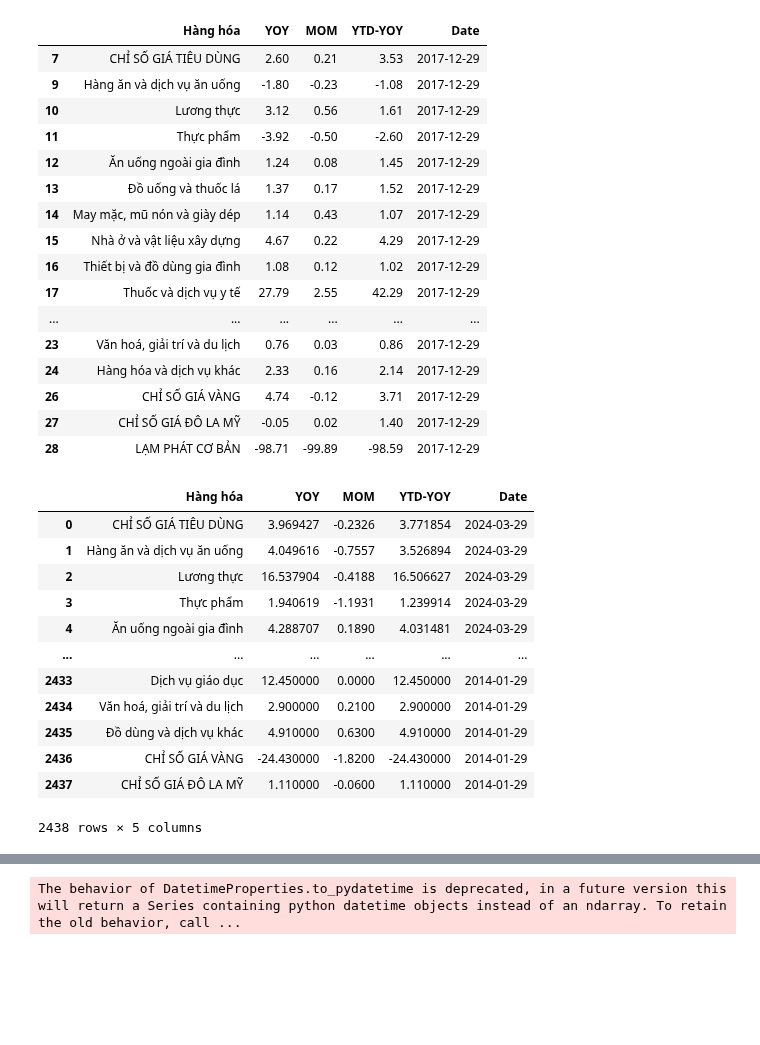
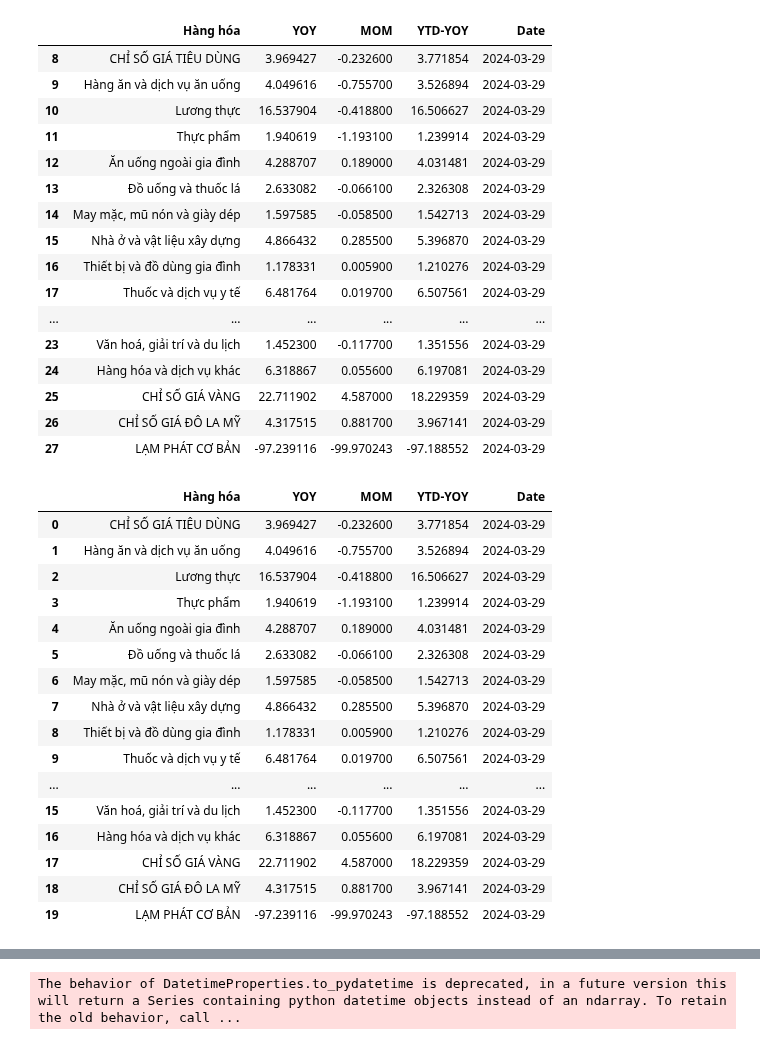
Before and after one commit to hiennguyen9874/vn-macroeconomics, a Jupyter notebook: notebooks/CPI.ipynb, the cells around one changed output, grey strips where cells are left out. Cells and saved outputs as stored; diff of their text form; code cells hidden in the pictures; blank space fills up the shorter version.

```diff
--- a/notebooks/CPI.ipynb
+++ b/notebooks/CPI.ipynb
@@ -97,52 +97,52 @@ def get_cpi(xl, sheet_name, date):
 
     df = df.drop(
         list(
             range(
                 df[df.columns[0]][
                     (df[df.columns[0]] == "CHỈ SỐ GIÁ TIÊU DÙNG")
                     | ((df[df.columns[0]] == "CONSUMER PRICE INDEXES"))
                 ].index[0]
             )
         )
     )
 
     if len(df[df.columns[0]][df[df.columns[0]] == "CONSUMER PRICE INDEXES"].index) > 0:
         df[df.columns[0]] = df[df.columns[0]].map(en_to_vn)
 
-    df = df[pd.to_numeric(df["MOM"], errors="coerce").notnull()]
+    # df = df[pd.to_numeric(df["MOM"], errors="coerce").notnull()]
     df = df[pd.to_numeric(df["YOY"], errors="coerce").notnull()]
     df = df[pd.to_numeric(df["YTD-YOY"], errors="coerce").notnull()]
 
     df["MOM"] = df["MOM"].astype(float) - 100
     df["YOY"] = df["YOY"].astype(float) - 100
     df["YTD-YOY"] = df["YTD-YOY"].astype(float) - 100
 
     df["Date"] = date
     df["Date"] = pd.to_datetime(df["Date"], dayfirst=False)
 
     return df
 
 
-xl = pd.ExcelFile("datas/2017-12-29-03-Bieu-2017.xlsx")
-get_cpi(xl, find_sheet_name(xl.sheet_names), "2017-12-29")
+xl = pd.ExcelFile("../datas/2024-03-29-02-Bieu-3.2024-ngay-28.3.xlsx")
+get_cpi(xl, find_sheet_name(xl.sheet_names), "2024-03-29")
 # %% [output]
 |  | Hàng hóa | YOY | MOM | YTD-YOY | Date |
-| 7 | CHỈ SỐ GIÁ TIÊU DÙNG | 2.60 | 0.21 | 3.53 | 2017-12-29 |
-| 9 | Hàng ăn và dịch vụ ăn uống | -1.80 | -0.23 | -1.08 | 2017-12-29 |
-| 10 | Lương thực | 3.12 | 0.56 | 1.61 | 2017-12-29 |
-| 11 | Thực phẩm | -3.92 | -0.50 | -2.60 | 2017-12-29 |
-| 12 | Ăn uống ngoài gia đình | 1.24 | 0.08 | 1.45 | 2017-12-29 |
-| 13 | Đồ uống và thuốc lá | 1.37 | 0.17 | 1.52 | 2017-12-29 |
-| 14 | May mặc, mũ nón và giày dép | 1.14 | 0.43 | 1.07 | 2017-12-29 |
-| 15 | Nhà ở và vật liệu xây dựng | 4.67 | 0.22 | 4.29 | 2017-12-29 |
-| 16 | Thiết bị và đồ dùng gia đình | 1.08 | 0.12 | 1.02 | 2017-12-29 |
-| 17 | Thuốc và dịch vụ y tế | 27.79 | 2.55 | 42.29 | 2017-12-29 |
+| 8 | CHỈ SỐ GIÁ TIÊU DÙNG | 3.969427 | -0.232600 | 3.771854 | 2024-03-29 |
+| 9 | Hàng ăn và dịch vụ ăn uống | 4.049616 | -0.755700 | 3.526894 | 2024-03-29 |
+| 10 | Lương thực | 16.537904 | -0.418800 | 16.506627 | 2024-03-29 |
+| 11 | Thực phẩm | 1.940619 | -1.193100 | 1.239914 | 2024-03-29 |
+| 12 | Ăn uống ngoài gia đình | 4.288707 | 0.189000 | 4.031481 | 2024-03-29 |
+| 13 | Đồ uống và thuốc lá | 2.633082 | -0.066100 | 2.326308 | 2024-03-29 |
+| 14 | May mặc, mũ nón và giày dép | 1.597585 | -0.058500 | 1.542713 | 2024-03-29 |
+| 15 | Nhà ở và vật liệu xây dựng | 4.866432 | 0.285500 | 5.396870 | 2024-03-29 |
+| 16 | Thiết bị và đồ dùng gia đình | 1.178331 | 0.005900 | 1.210276 | 2024-03-29 |
+| 17 | Thuốc và dịch vụ y tế | 6.481764 | 0.019700 | 6.507561 | 2024-03-29 |
 | ... | ... | ... | ... | ... | ... |
-| 23 | Văn hoá, giải trí và du lịch | 0.76 | 0.03 | 0.86 | 2017-12-29 |
-| 24 | Hàng hóa và dịch vụ khác | 2.33 | 0.16 | 2.14 | 2017-12-29 |
-| 26 | CHỈ SỐ GIÁ VÀNG | 4.74 | -0.12 | 3.71 | 2017-12-29 |
-| 27 | CHỈ SỐ GIÁ ĐÔ LA MỸ | -0.05 | 0.02 | 1.40 | 2017-12-29 |
-| 28 | LẠM PHÁT CƠ BẢN | -98.71 | -99.89 | -98.59 | 2017-12-29 |
+| 23 | Văn hoá, giải trí và du lịch | 1.452300 | -0.117700 | 1.351556 | 2024-03-29 |
+| 24 | Hàng hóa và dịch vụ khác | 6.318867 | 0.055600 | 6.197081 | 2024-03-29 |
+| 25 | CHỈ SỐ GIÁ VÀNG | 22.711902 | 4.587000 | 18.229359 | 2024-03-29 |
+| 26 | CHỈ SỐ GIÁ ĐÔ LA MỸ | 4.317515 | 0.881700 | 3.967141 | 2024-03-29 |
+| 27 | LẠM PHÁT CƠ BẢN | -97.239116 | -99.970243 | -97.188552 | 2024-03-29 |
 # %%
 import os
 import contextlib
@@ -177,18 +177,22 @@ for file_name in sorted(
 # %%
 dfs_cpi = pd.concat(dfs_cpi_origin, ignore_index=True, axis=0)
 dfs_cpi["Date"] = pd.to_datetime(dfs_cpi["Date"], dayfirst=False)
-dfs_cpi
+dfs_cpi.head(n=20)
 # %% [output]
 |  | Hàng hóa | YOY | MOM | YTD-YOY | Date |
-| 0 | CHỈ SỐ GIÁ TIÊU DÙNG | 3.969427 | -0.2326 | 3.771854 | 2024-03-29 |
-| 1 | Hàng ăn và dịch vụ ăn uống | 4.049616 | -0.7557 | 3.526894 | 2024-03-29 |
-| 2 | Lương thực | 16.537904 | -0.4188 | 16.506627 | 2024-03-29 |
-| 3 | Thực phẩm | 1.940619 | -1.1931 | 1.239914 | 2024-03-29 |
-| 4 | Ăn uống ngoài gia đình | 4.288707 | 0.1890 | 4.031481 | 2024-03-29 |
+| 0 | CHỈ SỐ GIÁ TIÊU DÙNG | 3.969427 | -0.232600 | 3.771854 | 2024-03-29 |
+| 1 | Hàng ăn và dịch vụ ăn uống | 4.049616 | -0.755700 | 3.526894 | 2024-03-29 |
+| 2 | Lương thực | 16.537904 | -0.418800 | 16.506627 | 2024-03-29 |
+| 3 | Thực phẩm | 1.940619 | -1.193100 | 1.239914 | 2024-03-29 |
+| 4 | Ăn uống ngoài gia đình | 4.288707 | 0.189000 | 4.031481 | 2024-03-29 |
+| 5 | Đồ uống và thuốc lá | 2.633082 | -0.066100 | 2.326308 | 2024-03-29 |
+| 6 | May mặc, mũ nón và giày dép | 1.597585 | -0.058500 | 1.542713 | 2024-03-29 |
+| 7 | Nhà ở và vật liệu xây dựng | 4.866432 | 0.285500 | 5.396870 | 2024-03-29 |
+| 8 | Thiết bị và đồ dùng gia đình | 1.178331 | 0.005900 | 1.210276 | 2024-03-29 |
+| 9 | Thuốc và dịch vụ y tế | 6.481764 | 0.019700 | 6.507561 | 2024-03-29 |
 | ... | ... | ... | ... | ... | ... |
-| 2433 | Dịch vụ giáo dục | 12.450000 | 0.0000 | 12.450000 | 2014-01-29 |
-| 2434 | Văn hoá, giải trí và du lịch | 2.900000 | 0.2100 | 2.900000 | 2014-01-29 |
-| 2435 | Đồ dùng và dịch vụ khác | 4.910000 | 0.6300 | 4.910000 | 2014-01-29 |
-| 2436 | CHỈ SỐ GIÁ VÀNG | -24.430000 | -1.8200 | -24.430000 | 2014-01-29 |
-| 2437 | CHỈ SỐ GIÁ ĐÔ LA MỸ | 1.110000 | -0.0600 | 1.110000 | 2014-01-29 |
+| 15 | Văn hoá, giải trí và du lịch | 1.452300 | -0.117700 | 1.351556 | 2024-03-29 |
+| 16 | Hàng hóa và dịch vụ khác | 6.318867 | 0.055600 | 6.197081 | 2024-03-29 |
+| 17 | CHỈ SỐ GIÁ VÀNG | 22.711902 | 4.587000 | 18.229359 | 2024-03-29 |
+| 18 | CHỈ SỐ GIÁ ĐÔ LA MỸ | 4.317515 | 0.881700 | 3.967141 | 2024-03-29 |
+| 19 | LẠM PHÁT CƠ BẢN | -97.239116 | -99.970243 | -97.188552 | 2024-03-29 |
-2438 rows × 5 columns
```
Also changed, not shown: parts of 3 cells of this notebook, 34 other files.
